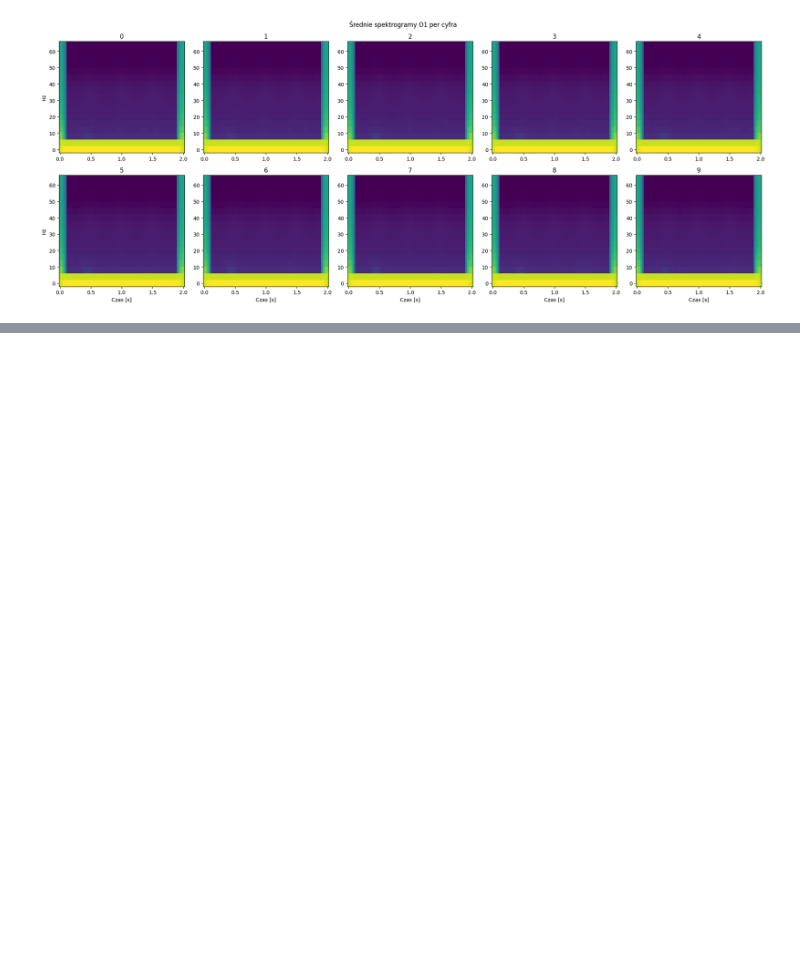
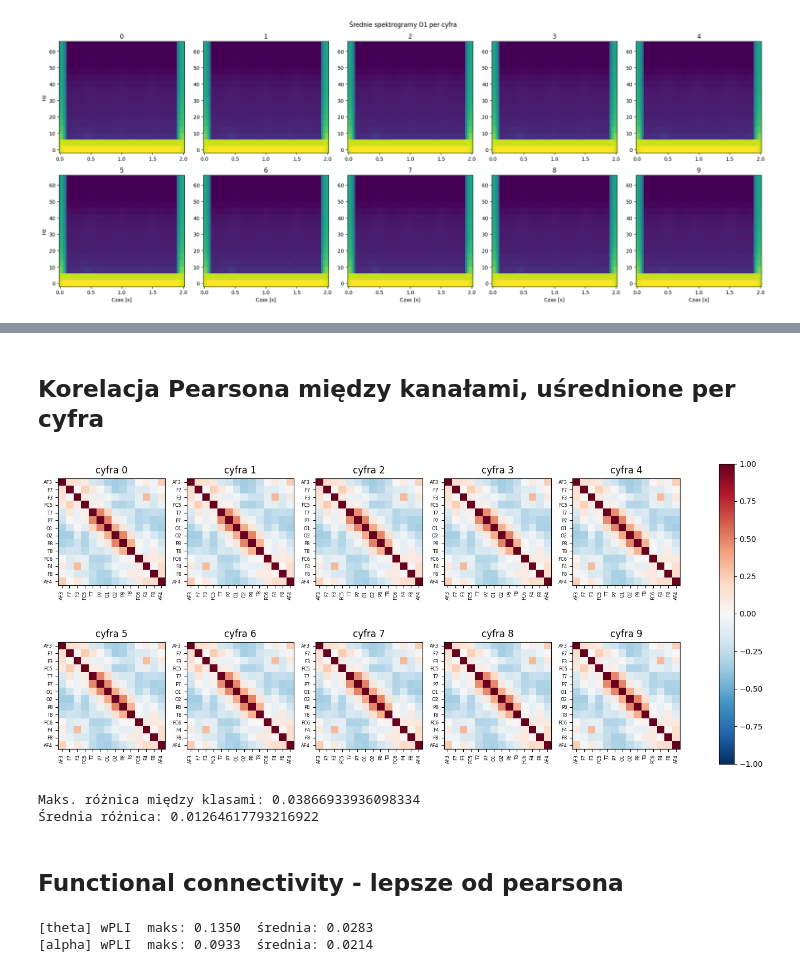
Before and after one commit to H4wk507/eeg_mnist_classifier, a Jupyter notebook: notebooks/01_EDA.ipynb, the cells around one changed output, grey strips where cells are left out. Drawn from its saved outputs; the diff is of its cells as text; code cells hidden in the pictures; blank space fills up the shorter version.

```diff
--- a/notebooks/01_EDA.ipynb
+++ b/notebooks/01_EDA.ipynb
@@ -259,0 +315,63 @@ plt.legend()
+# %% [markdown]
+## Korelacja Pearsona między kanałami, uśrednione per cyfra
+# %%
+import matplotlib.pyplot as plt
+import numpy as np
+
+X = epochs.get_data() # (n_epochs, 14, 256)
+y = epochs.events[:, 2]
+
+mask = y != -1
+X, y = X[mask], y[mask]
+
+ch_names = epochs.ch_names
+classes = np.unique(y)
+
+# Pearson: macierz 14x14 per epoka, uśredniona per klasa
+mean_corr = {c: np.mean([np.corrcoef(e) for e in X[y == c]], axis=0) for c in classes}
+
+fig, axes = plt.subplots(2, 5, figsize=(18, 7))
+for ax, c in zip(axes.ravel(), classes):
+    im = ax.imshow(mean_corr[c], vmin=-1, vmax=1, cmap='RdBu_r')
+    ax.set_title(f'cyfra {c}')
+    ax.set_xticks(range(14)); ax.set_xticklabels(ch_names, rotation=90, fontsize=6)
+    ax.set_yticks(range(14)); ax.set_yticklabels(ch_names, fontsize=6)
+fig.colorbar(im, ax=axes.ravel().tolist())
+plt.show()
+
+all_mats = np.stack([mean_corr[c] for c in classes])
+spread = np.abs(all_mats.max(axis=0) - all_mats.min(axis=0))
+print("Maks. różnica między klasami:", spread.max())
+print("Średnia różnica:", spread.mean())
+
+## Pearson jest skażony volume conduction, spread na pzoiomie 0.012
+# %% [output]
+[figure, added]
+Maks. różnica między klasami: 0.03866933936098334
+Średnia różnica: 0.01264617793216922
+# %% [markdown]
+## Functional connectivity - lepsze od pearsona
+# %%
+import numpy as np
+from mne_connectivity import spectral_connectivity_epochs
+
+sfreq = epochs.info['sfreq']
+bands = {'theta': (4.0, 8.0), 'alpha': (8.0, 13.0)}  # pasma mało skażone EMG
+
+def conn_per_class(method, fmin, fmax):
+    out = {}
+    for c in classes:
+        con = spectral_connectivity_epochs(
+            X[y == c], method=method, sfreq=sfreq,
+            fmin=fmin, fmax=fmax, faverage=True, verbose=False)
+        out[c] = con.get_data(output='dense')[:, :, 0]  # (14, 14)
+    return out
+
+for band, (fmin, fmax) in bands.items():
+    conn = conn_per_class('wpli', fmin, fmax)
+    mats = np.stack([conn[c] for c in classes])
+    spread = np.abs(mats.max(0) - mats.min(0))
+    print(f"[{band}] wPLI  maks: {spread.max():.4f}  średnia: {spread.mean():.4f}")
+# %% [output]
+[theta] wPLI  maks: 0.1350  średnia: 0.0283
+[alpha] wPLI  maks: 0.0933  średnia: 0.0214
```
Also changed, not shown: parts of 10 cells of this notebook, 26 other files.
